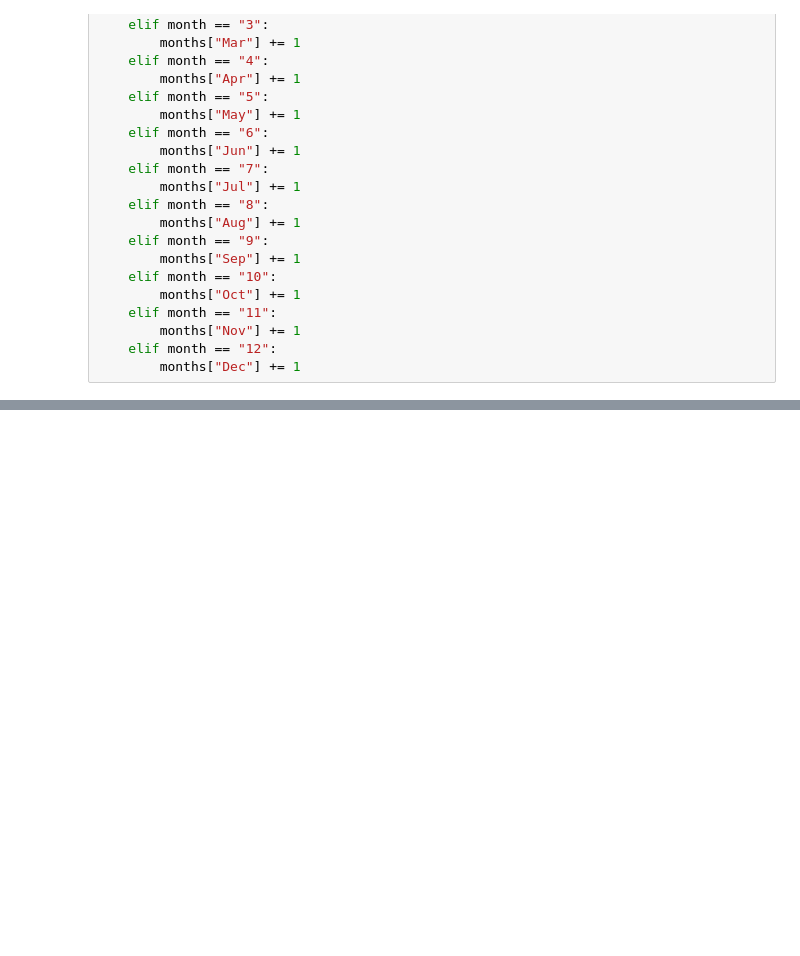
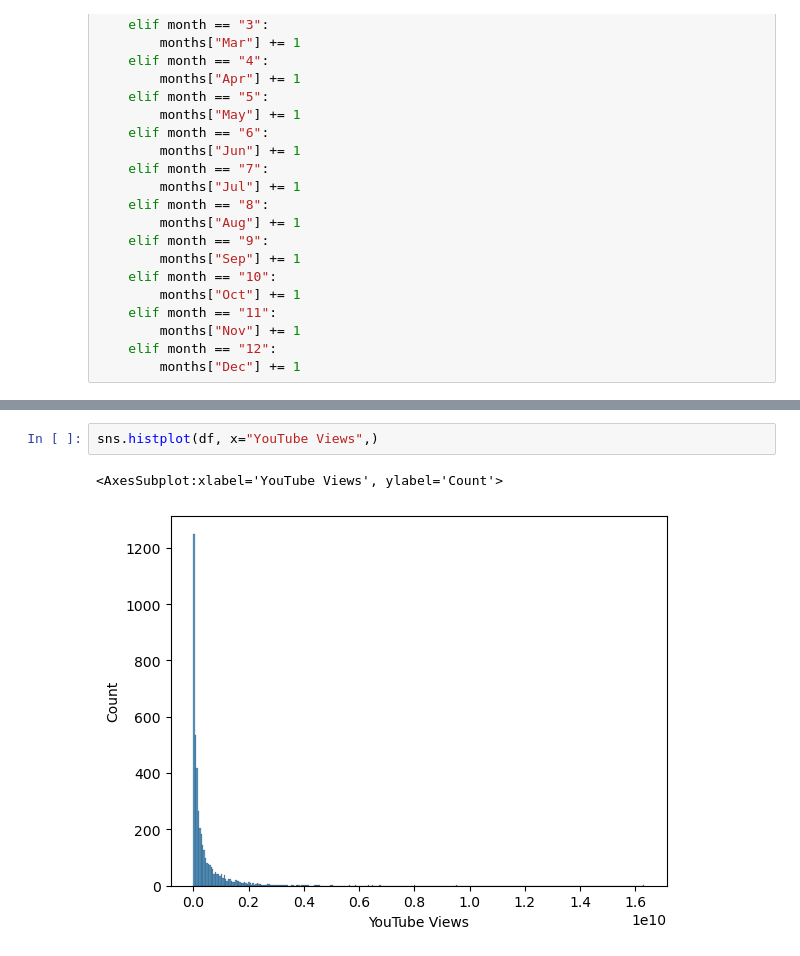
Before and after one commit to CrunchySweet/AI, a Jupyter notebook: Semester1/Spotify/Spotify2024.ipynb, the cells around one changed output, grey strips where cells are left out. Drawn from its saved outputs; the diff is of its cells as text; blank space fills up the shorter version.

```diff
--- a/Semester1/Spotify/Spotify2024.ipynb
+++ b/Semester1/Spotify/Spotify2024.ipynb
@@ -110,0 +121,5 @@ ValueError: Could not interpret input 'Song'
+# %%
+sns.histplot(df, x="YouTube Views",)
+# %% [output]
+<AxesSubplot:xlabel='YouTube Views', ylabel='Count'>
+[figure, added]
```
Also changed, not shown: parts of 7 cells of this notebook.
